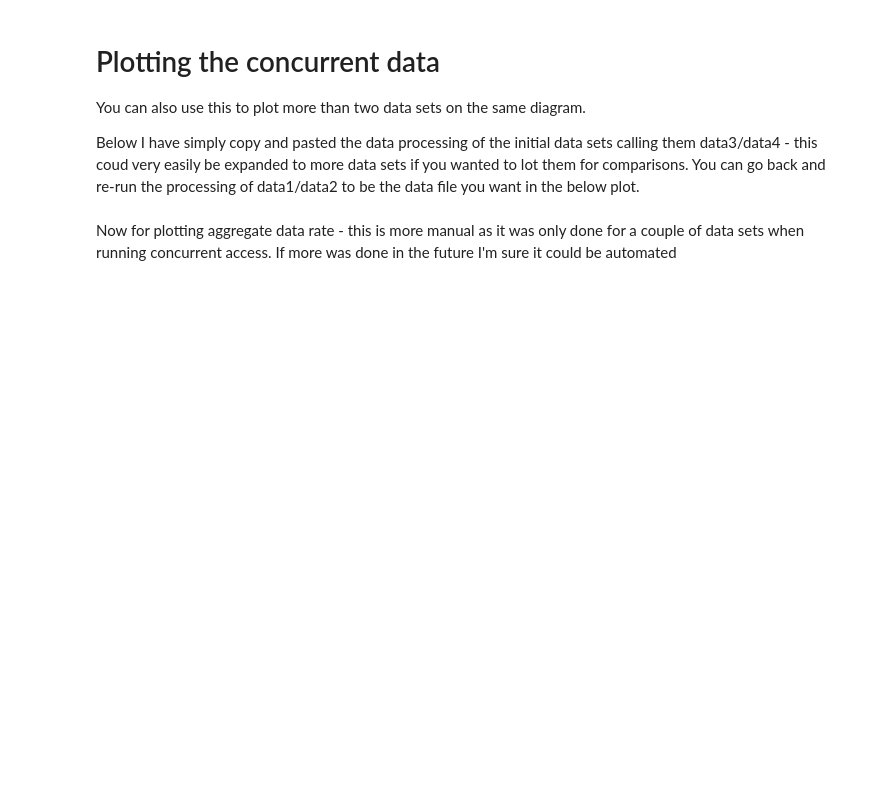
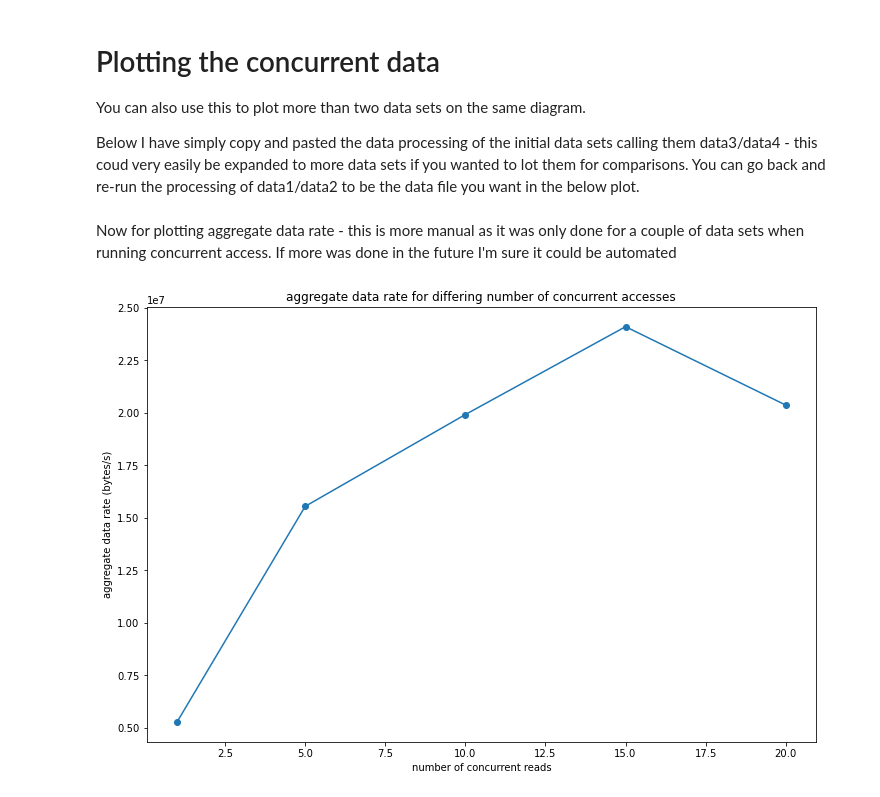
Before and after one commit to stfc/sarah-xrootd-project, a Jupyter notebook: plotting/plotgraphs.ipynb, the cells around one changed output. Cells and saved outputs as stored; diff of their text form; code cells hidden in the pictures; blank space fills up the shorter version.

```diff
--- a/plotting/plotgraphs.ipynb
+++ b/plotting/plotgraphs.ipynb
@@ -150,22 +150,28 @@ Now for plotting aggregate data rate - this is more manual as it was only done f
 # %%
 totnumread = 25500 # total number of reads by one set of tests varying number of read
 dataread = totnumread*10000 # each read was set to be 10000 bytes
+conc5totdata = dataread*5
 conc10totdata = dataread*10
 conc15totdata = dataread*15
 conc20totdata = dataread*20
 
-conc10times = [170, 154, 183]
-conc15times = [231, 233, 200]
-conc20times = [324, 297, 322]
+# these values have been taken from the end-start times of each concurrency run
+noconctimes = [36, 52, 57]
+conc5times = [83, 81, 82]
+conc10times = [119, 133, 132]
+conc15times = [148, 164, 164]
+conc20times = [234, 268, 249]
 
-x = [10, 15, 20]
-ynolock = [3*conc10totdata/np.sum(conc10times), 3*conc15totdata/np.sum(conc15times), 3*conc20totdata/np.sum(conc20times)]
+x = [1, 5, 10, 15, 20]
+ynolock = [3*dataread/np.sum(noconctimes), 3*conc5totdata/np.sum(conc5times), 3*conc10totdata/np.sum(conc10times), 3*conc15totdata/np.sum(conc15times), 3*conc20totdata/np.sum(conc20times)]
 
-plt.plot(x, ynolock)
+plt.plot(x, ynolock, marker='o')
 plt.title("aggregate data rate for differing number of concurrent accesses")
 plt.xlabel("number of concurrent reads")
 plt.ylabel("aggregate data rate (bytes/s)")
-plt.ylim([10000000,18000000])
+#plt.ylim([10000000,18000000])
 #plt.xlim([0, 21])
 plt.rcParams["figure.figsize"] = (12,8)
 plt.show()
+# %% [output]
+[figure, added]
```
Also changed, not shown: 28 other files.
